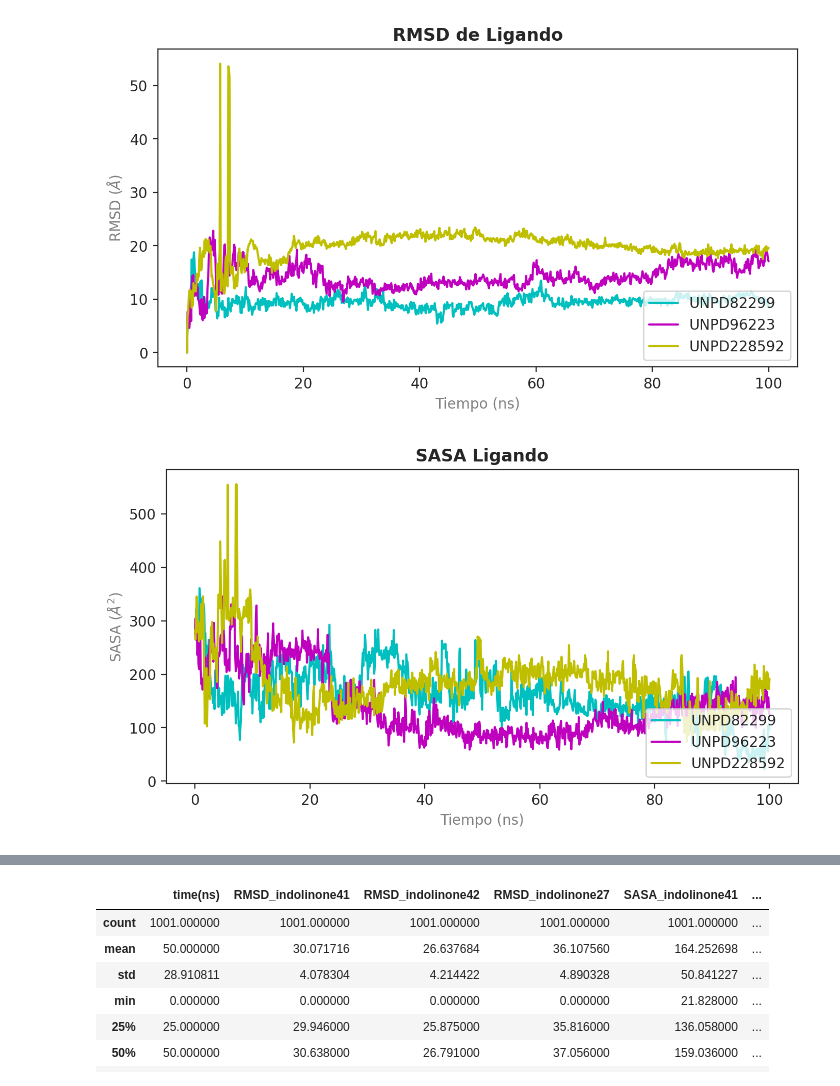
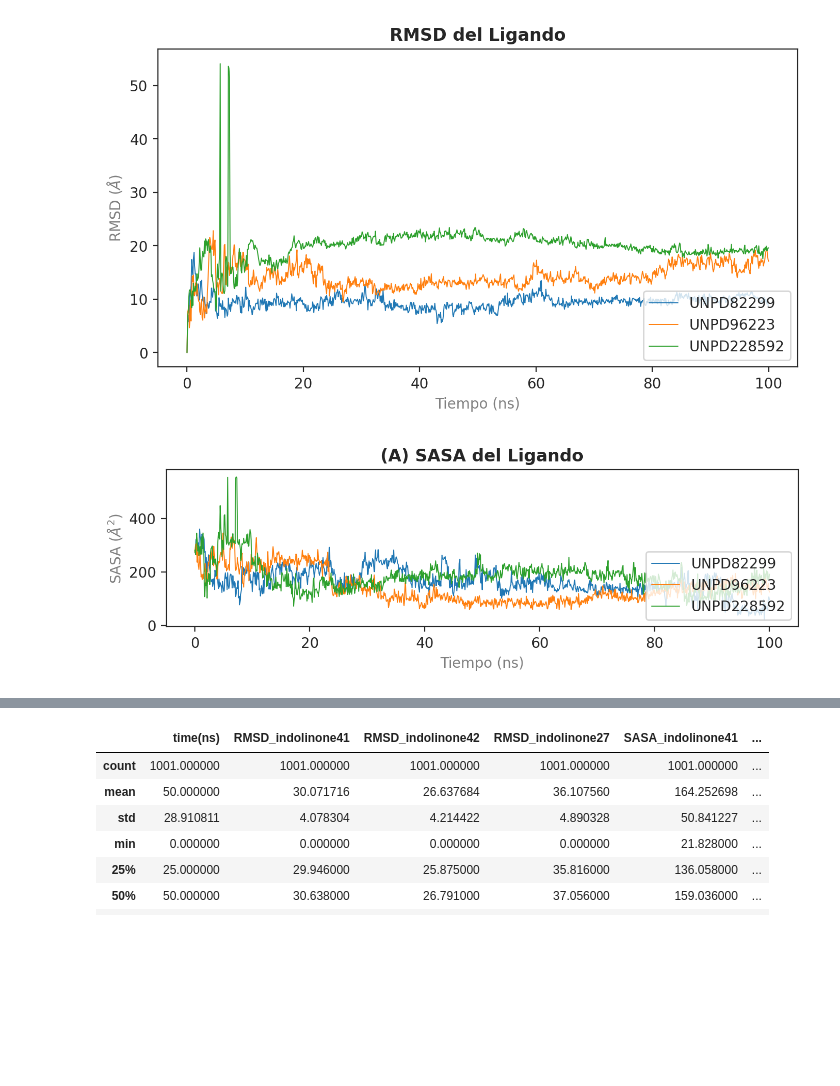
Before and after one commit to cpariona/biomedical-thesis, a Jupyter notebook: notebooks/MD_analysis.ipynb, the cells around one changed output, grey strips where cells are left out. Saved outputs shown, nothing was run; the diff lists cells and outputs as text; code cells hidden in the pictures; blank space fills up the shorter version.

```diff
--- a/notebooks/MD_analysis.ipynb
+++ b/notebooks/MD_analysis.ipynb
@@ -57,18 +57,18 @@ sns.set_style("white")
 sns.set_style("ticks")
 plt.figure(figsize=(8, 4), dpi=200)
 
-sns.lineplot(data=PL_RMSD_2, x=PL_RMSD_2['#_frame#']/10, y='Lig_wrt_Protein', label='UNPD82299', color='c')
-sns.lineplot(data=PL_RMSD_3, x=PL_RMSD_3['#_frame#']/10, y='Lig_wrt_Protein', label='UNPD96223', color='m')
-sns.lineplot(data=PL_RMSD_4, x=PL_RMSD_4['#_frame#']/10, y='Lig_wrt_Protein', label='UNPD228592', color='y')
+sns.lineplot(data=PL_RMSD_2, x=PL_RMSD_2['#_frame#']/10, y='Lig_wrt_Protein', label='UNPD82299', lw=0.7)
+sns.lineplot(data=PL_RMSD_3, x=PL_RMSD_3['#_frame#']/10, y='Lig_wrt_Protein', label='UNPD96223', lw=0.7)
+sns.lineplot(data=PL_RMSD_4, x=PL_RMSD_4['#_frame#']/10, y='Lig_wrt_Protein', label='UNPD228592', lw=0.7)
 
-plt.title('RMSD de Ligando',fontweight='bold')
+plt.title('RMSD del Ligando',fontweight='bold')
 plt.xlabel('Tiempo (ns)', color='gray')
 plt.ylabel('RMSD ($\it{Å}$)', color='gray')
 plt.legend(loc="lower right")
 #plt.savefig('rmsd_MeDFO.png', format='png', dpi=350)
 plt.show()
 # %% [output]
-[figure, old version]
+[figure, new version]
 # %%
 L_Properties_2 = pd.read_csv('L-Properties.dat', sep='\s+')
 L_Properties_3 = pd.read_csv('L-Properties.dat.1', sep='\s+')
@@ -76,20 +76,20 @@ L_Properties_4 = pd.read_csv('L-Properties.dat.2', sep='\s+')
 # %%
 sns.set_style("white")
 sns.set_style("ticks")
-plt.figure(figsize=(8, 4), dpi=200)
+plt.figure(figsize=(8, 2), dpi=200)
 
-sns.lineplot(data=L_Properties_2, x=L_Properties_2['Frame_#']/10, y='SASA', label='UNPD82299', color='c')
-sns.lineplot(data=L_Properties_3, x=L_Properties_3['Frame_#']/10, y='SASA', label='UNPD96223', color='m')
-sns.lineplot(data=L_Properties_4, x=L_Properties_4['Frame_#']/10, y='SASA', label='UNPD228592', color='y')
+sns.lineplot(data=L_Properties_2, x=L_Properties_2['Frame_#']/10, y='SASA', label='UNPD82299', lw=0.7)
+sns.lineplot(data=L_Properties_3, x=L_Properties_3['Frame_#']/10, y='SASA', label='UNPD96223', lw=0.7)
+sns.lineplot(data=L_Properties_4, x=L_Properties_4['Frame_#']/10, y='SASA', label='UNPD228592', lw=0.7)
 
-plt.title('SASA Ligando',fontweight='bold')
+plt.title('(A) SASA del Ligando',fontweight='bold')
 plt.xlabel('Tiempo (ns)', color='gray')
 plt.ylabel('SASA ($\it{Å^2}$)', color='gray')
 plt.legend(loc="lower right")
 #plt.savefig('rmsd_MeDFO.png', format='png', dpi=350)
 plt.show()
 # %% [output]
-[figure, old version]
+[figure, new version]
 # %%
 sns.set_style("white")
 sns.set_style("ticks")
```
Also changed, not shown: parts of 11 cells of this notebook, 23 other files.
